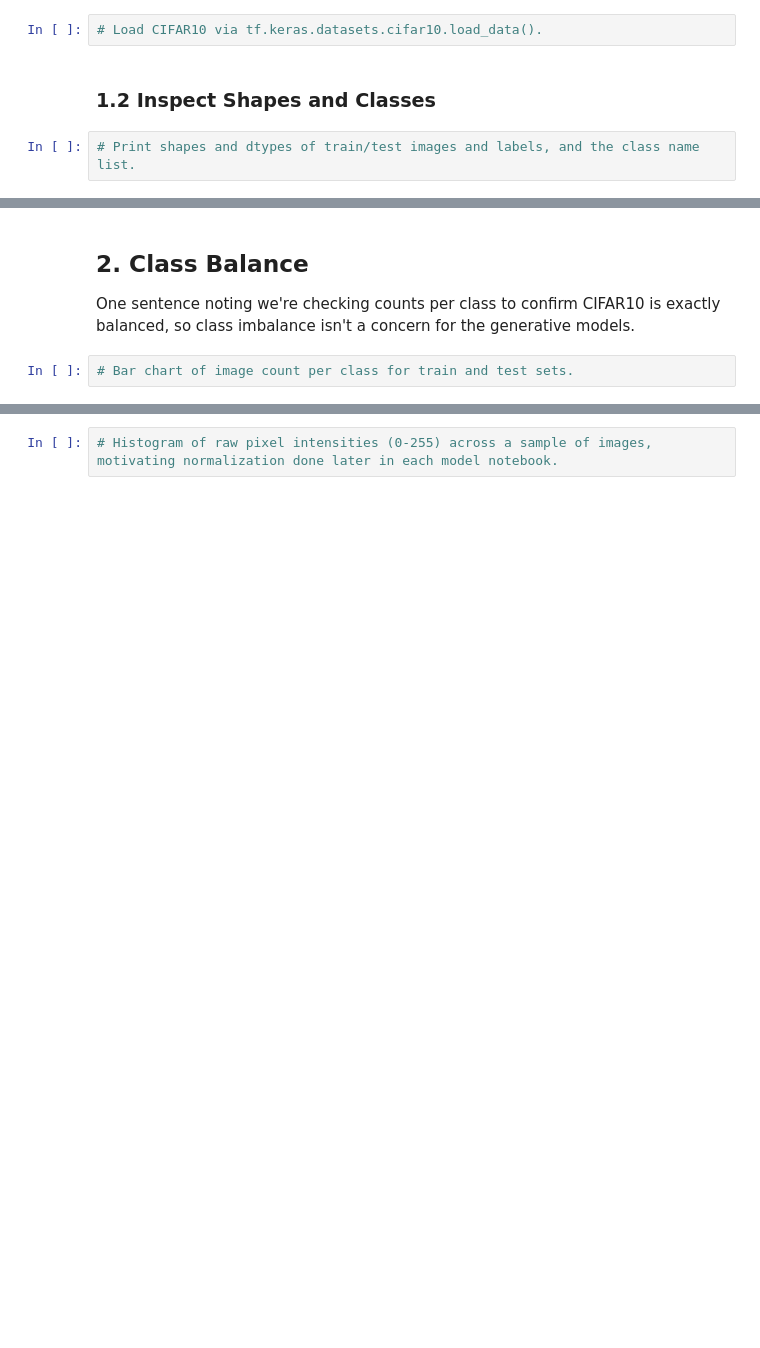
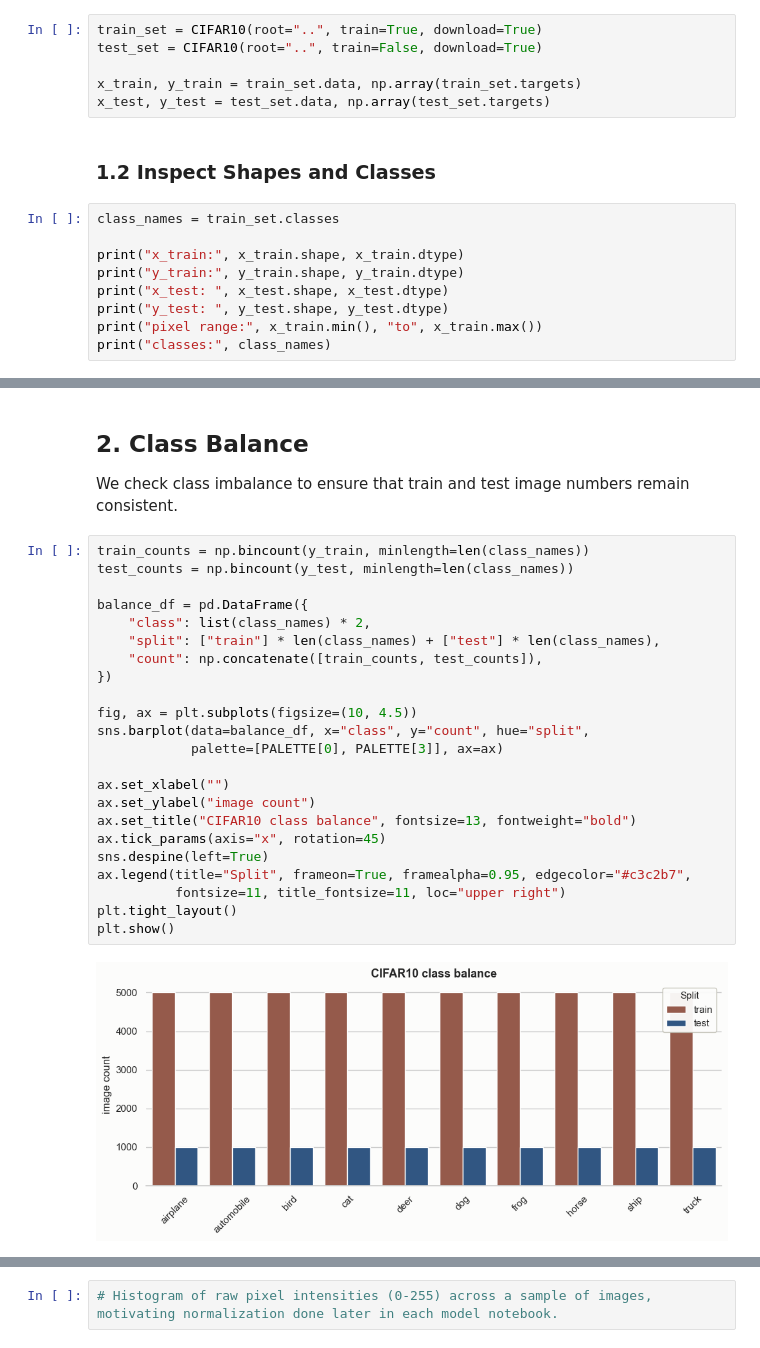
Before and after one commit to pufferfish3e/st1504-ca2, a Jupyter notebook: vae_gan_eda.ipynb, the cells around one changed output, grey strips where cells are left out. Cells and saved outputs as stored; diff of their text form; blank space fills up the shorter version.

```diff
--- a/vae_gan_eda.ipynb
+++ b/vae_gan_eda.ipynb
@@ -9,8 +36,19 @@ One sentence noting we're loading CIFAR10 straight from Keras with no cleaning n
 # %% [markdown]
 ### 1.1 Load the Dataset
 # %%
-# Load CIFAR10 via tf.keras.datasets.cifar10.load_data().
+train_set = CIFAR10(root="..", train=True, download=True)
+test_set = CIFAR10(root="..", train=False, download=True)
+
+x_train, y_train = train_set.data, np.array(train_set.targets)
+x_test, y_test = test_set.data, np.array(test_set.targets)
 # %% [markdown]
 ### 1.2 Inspect Shapes and Classes
 # %%
-# Print shapes and dtypes of train/test images and labels, and the class name list.
+class_names = train_set.classes
+
+print("x_train:", x_train.shape, x_train.dtype)
+print("y_train:", y_train.shape, y_train.dtype)
+print("x_test: ", x_test.shape, x_test.dtype)
+print("y_test: ", y_test.shape, y_test.dtype)
+print("pixel range:", x_train.min(), "to", x_train.max())
+print("classes:", class_names)
@@ -17,9 +71,32 @@ One sentence noting we're loading CIFAR10 straight from Keras with no cleaning n
 # %% [markdown]
 ## 2. Class Balance
 
-One sentence noting we're checking counts per class to confirm CIFAR10 is exactly balanced, so class imbalance isn't a concern for the generative models.
+We check class imbalance to ensure that train and test image numbers remain consistent.
 # %%
-# Bar chart of image count per class for train and test sets.
+train_counts = np.bincount(y_train, minlength=len(class_names))
+test_counts = np.bincount(y_test, minlength=len(class_names))
+
+balance_df = pd.DataFrame({
+    "class": list(class_names) * 2,
+    "split": ["train"] * len(class_names) + ["test"] * len(class_names),
+    "count": np.concatenate([train_counts, test_counts]),
+})
+
+fig, ax = plt.subplots(figsize=(10, 4.5))
+sns.barplot(data=balance_df, x="class", y="count", hue="split",
+            palette=[PALETTE[0], PALETTE[3]], ax=ax)
+
+ax.set_xlabel("")
+ax.set_ylabel("image count")
+ax.set_title("CIFAR10 class balance", fontsize=13, fontweight="bold")
+ax.tick_params(axis="x", rotation=45)
+sns.despine(left=True)
+ax.legend(title="Split", frameon=True, framealpha=0.95, edgecolor="#c3c2b7",
+          fontsize=11, title_fontsize=11, loc="upper right")
+plt.tight_layout()
+plt.show()
+# %% [output]
+[figure, added]
 # %% [markdown]
 ## 3. Visualize Sample Images
 
```
Also changed, not shown: parts of 14 cells of this notebook, 6 other files.
